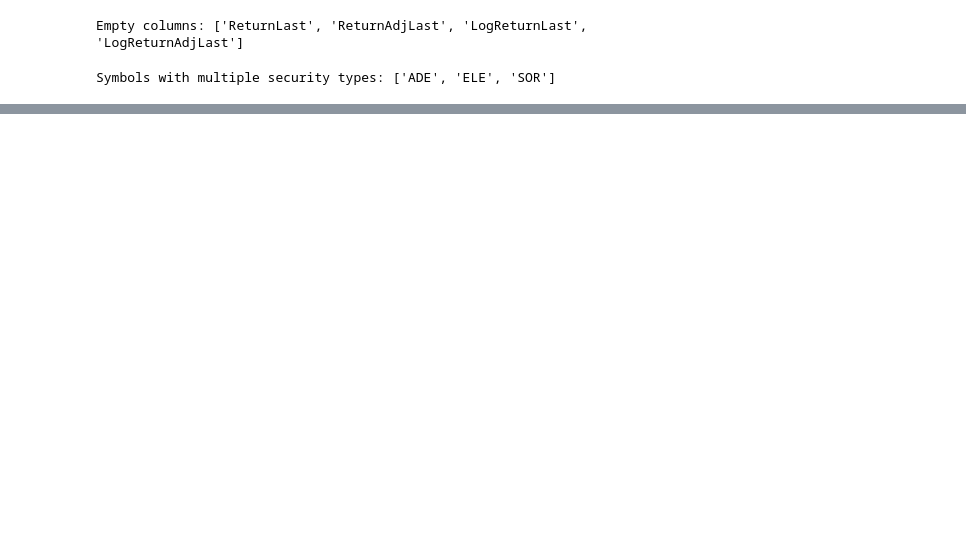
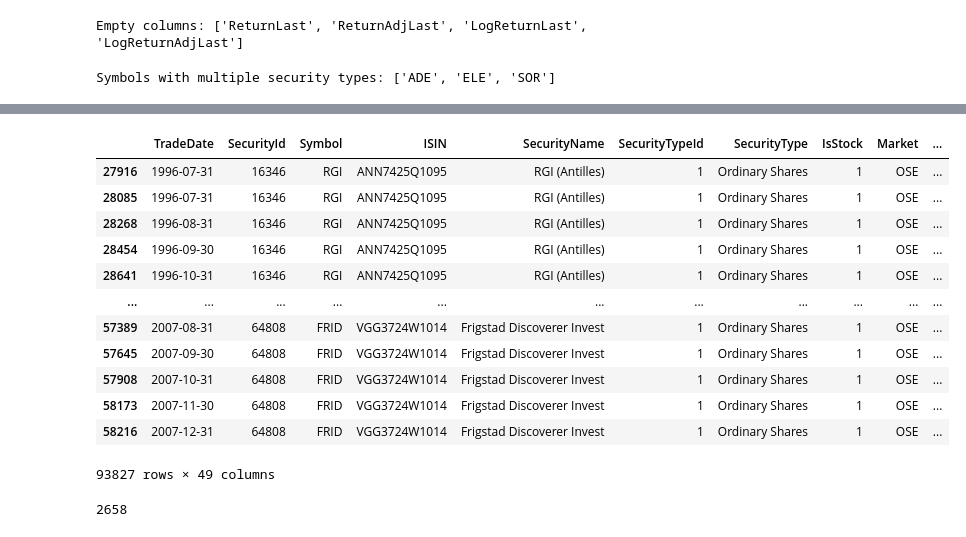
Before and after one commit to DonKubini/Man-vs.-Machine-on-the-Oslo-B-rs, a Jupyter notebook: Python files/Data Cleaning.ipynb, the cells around one changed output, grey strips where cells are left out. Cells and saved outputs as stored; diff of their text form; code cells hidden in the pictures; blank space fills up the shorter version.

```diff
--- a/Python files/Data Cleaning.ipynb
+++ b/Python files/Data Cleaning.ipynb
@@ -193,0 +240,22 @@ print(equity_df_multiple_types[['Symbol', 'ISIN', 'SecurityType']].drop_duplicat
+# %%
+# flag bankrupcy or m&a delisting for last dates of each isin
+latest_date = equity_df_sorted['TradeDate'].max()
+
+# only consider the terminal row per ISIN, excluding ISINs that are alive at dataset end
+eligible_last_row = (
+    equity_df_sorted['TradeDate'].eq(equity_df_sorted['TradeDate_Last']) &
+    equity_df_sorted['TradeDate_Last'].ne(latest_date)
+)
+
+ma_mask = eligible_last_row & equity_df_sorted['ReturnGeneric'].ge(-0.5)
+bankruptcy_mask = eligible_last_row & ~equity_df_sorted['ReturnGeneric'].ge(-0.5)
+
+equity_df_sorted['Delisted_Bankruptcy_MA'] = False
+equity_df_sorted['Delist_Type'] = np.nan
+
+equity_df_sorted.loc[ma_mask | bankruptcy_mask, 'Delisted_Bankruptcy_MA'] = True
+equity_df_sorted.loc[ma_mask, 'Delist_Type'] = 'M&A'
+equity_df_sorted.loc[bankruptcy_mask, 'Delist_Type'] = 'Bankruptcy'
+
+# if bankruptcy and missing ReturnGeneric, impute as requested
+equity_df_sorted.loc[bankruptcy_mask & equity_df_sorted['ReturnGeneric'].isna(), 'ReturnGeneric'] = -0.9
@@ -193,0 +276,22 @@ print(equity_df_multiple_types[['Symbol', 'ISIN', 'SecurityType']].drop_duplicat
+# %%
+equity_df_sorted
+# %% [output]
+|  | TradeDate | SecurityId | Symbol | ISIN | SecurityName | SecurityTypeId | SecurityType | IsStock | Market | ... |
+| 27916 | 1996-07-31 | 16346 | RGI | ANN7425Q1095 | RGI (Antilles) | 1 | Ordinary Shares | 1 | OSE | ... |
+| 28085 | 1996-07-31 | 16346 | RGI | ANN7425Q1095 | RGI (Antilles) | 1 | Ordinary Shares | 1 | OSE | ... |
+| 28268 | 1996-08-31 | 16346 | RGI | ANN7425Q1095 | RGI (Antilles) | 1 | Ordinary Shares | 1 | OSE | ... |
+| 28454 | 1996-09-30 | 16346 | RGI | ANN7425Q1095 | RGI (Antilles) | 1 | Ordinary Shares | 1 | OSE | ... |
+| 28641 | 1996-10-31 | 16346 | RGI | ANN7425Q1095 | RGI (Antilles) | 1 | Ordinary Shares | 1 | OSE | ... |
+| ... | ... | ... | ... | ... | ... | ... | ... | ... | ... | ... |
+| 57389 | 2007-08-31 | 64808 | FRID | VGG3724W1014 | Frigstad Discoverer Invest | 1 | Ordinary Shares | 1 | OSE | ... |
+| 57645 | 2007-09-30 | 64808 | FRID | VGG3724W1014 | Frigstad Discoverer Invest | 1 | Ordinary Shares | 1 | OSE | ... |
+| 57908 | 2007-10-31 | 64808 | FRID | VGG3724W1014 | Frigstad Discoverer Invest | 1 | Ordinary Shares | 1 | OSE | ... |
+| 58173 | 2007-11-30 | 64808 | FRID | VGG3724W1014 | Frigstad Discoverer Invest | 1 | Ordinary Shares | 1 | OSE | ... |
+| 58216 | 2007-12-31 | 64808 | FRID | VGG3724W1014 | Frigstad Discoverer Invest | 1 | Ordinary Shares | 1 | OSE | ... |
+93827 rows × 49 columns
+# %%
+# count Generic (price) is lower than 1 nok
+low_price_count = (equity_df_sorted['Generic'] <= 1).sum()
+low_price_count
+# %% [output]
+2658
```
Also changed, not shown: parts of 9 cells of this notebook.
